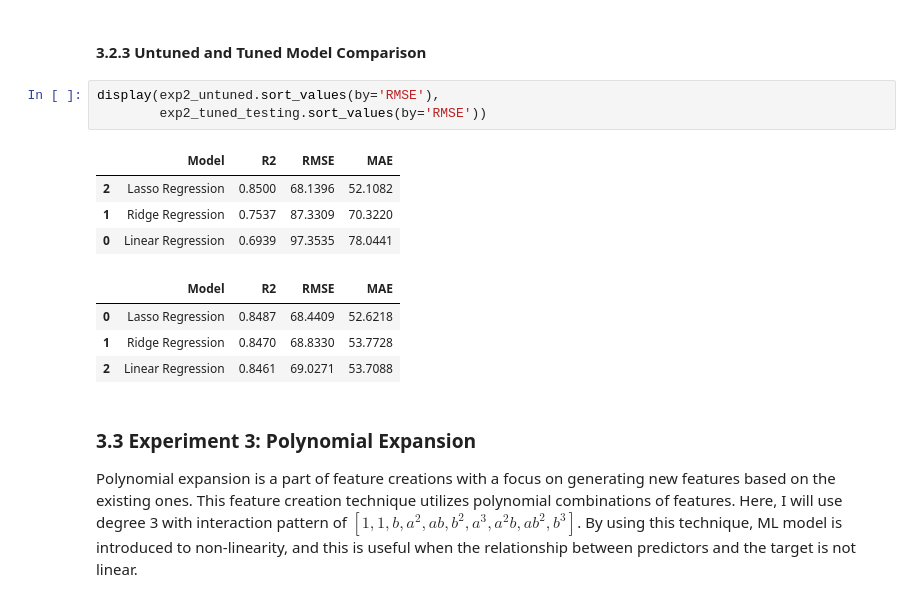
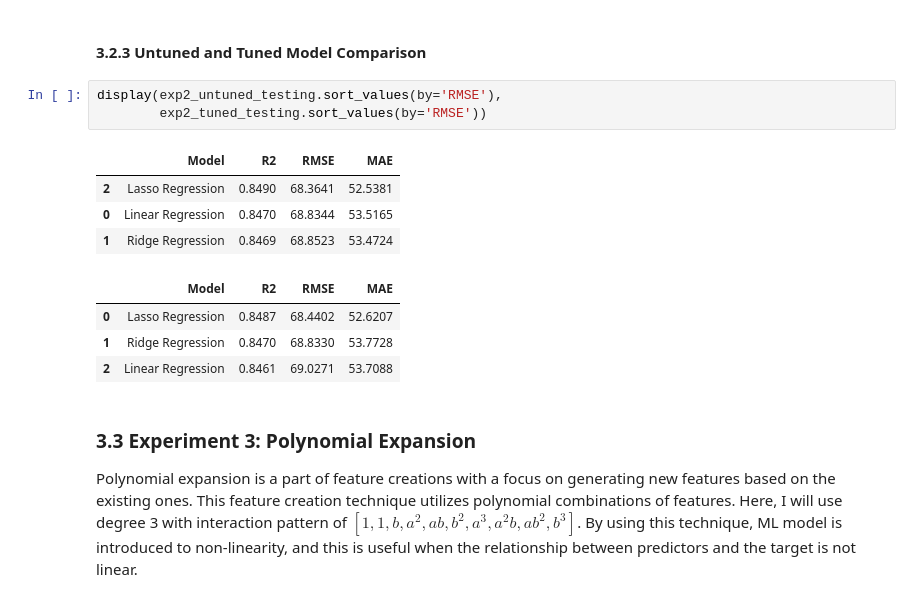
Before and after one commit to LingAdeu/dynamic-pricing-model, a Jupyter notebook: notebook/notebook.ipynb, the cells around one changed output. Drawn from its saved outputs; the diff is of its cells as text.

```diff
--- a/notebook/notebook.ipynb
+++ b/notebook/notebook.ipynb
@@ -1074,15 +1074,15 @@ display(exp2_tuned_testing)
 # %% [markdown]
 #### **3.2.3 Untuned and Tuned Model Comparison**
 # %%
-display(exp2_untuned.sort_values(by='RMSE'),
+display(exp2_untuned_testing.sort_values(by='RMSE'),
         exp2_tuned_testing.sort_values(by='RMSE'))
 # %% [output]
 |  | Model | R2 | RMSE | MAE |
-| 2 | Lasso Regression | 0.8500 | 68.1396 | 52.1082 |
-| 1 | Ridge Regression | 0.7537 | 87.3309 | 70.3220 |
-| 0 | Linear Regression | 0.6939 | 97.3535 | 78.0441 |
+| 2 | Lasso Regression | 0.8490 | 68.3641 | 52.5381 |
+| 0 | Linear Regression | 0.8470 | 68.8344 | 53.5165 |
+| 1 | Ridge Regression | 0.8469 | 68.8523 | 53.4724 |
 |  | Model | R2 | RMSE | MAE |
-| 0 | Lasso Regression | 0.8487 | 68.4409 | 52.6218 |
+| 0 | Lasso Regression | 0.8487 | 68.4402 | 52.6207 |
 | 1 | Ridge Regression | 0.8470 | 68.8330 | 53.7728 |
 | 2 | Linear Regression | 0.8461 | 69.0271 | 53.7088 |
 # %% [markdown]
```
Also changed, not shown: parts of 58 cells of this notebook, 5 other files.
